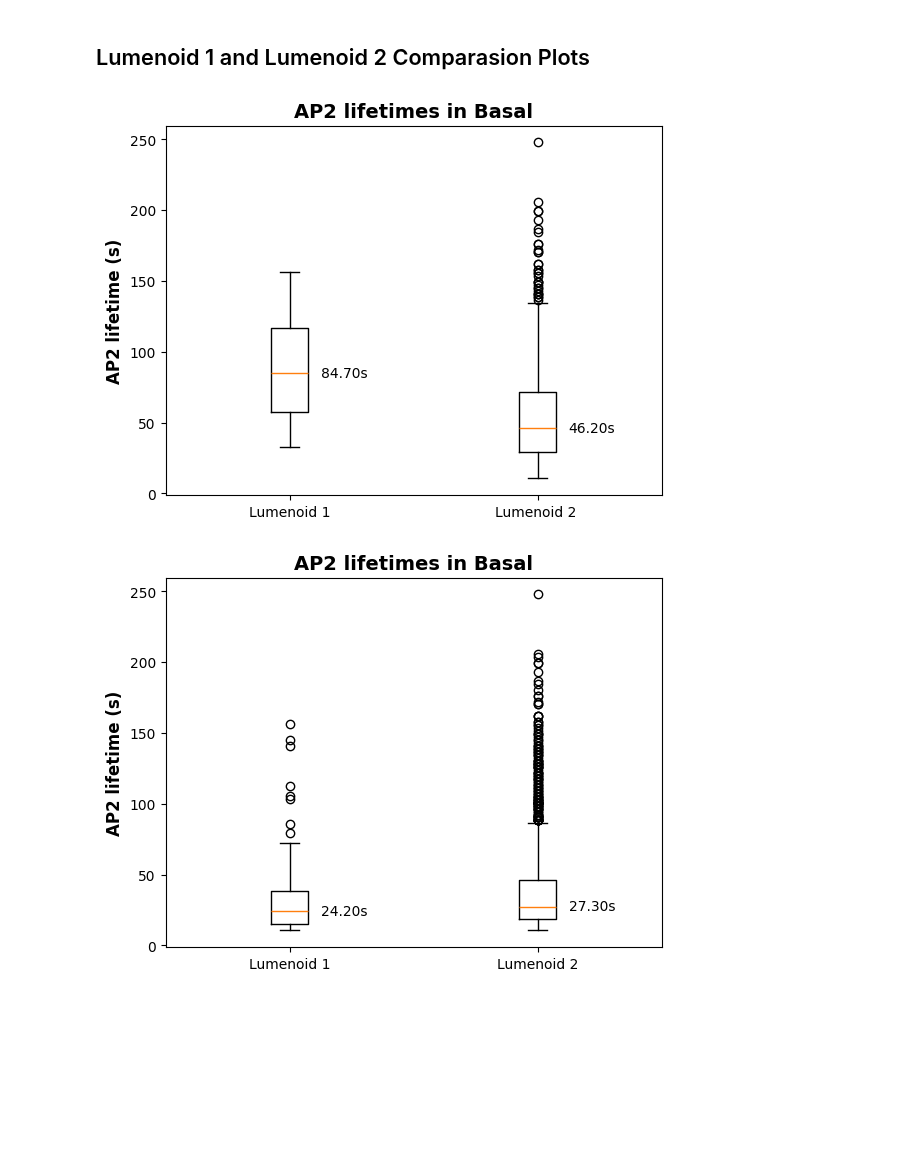
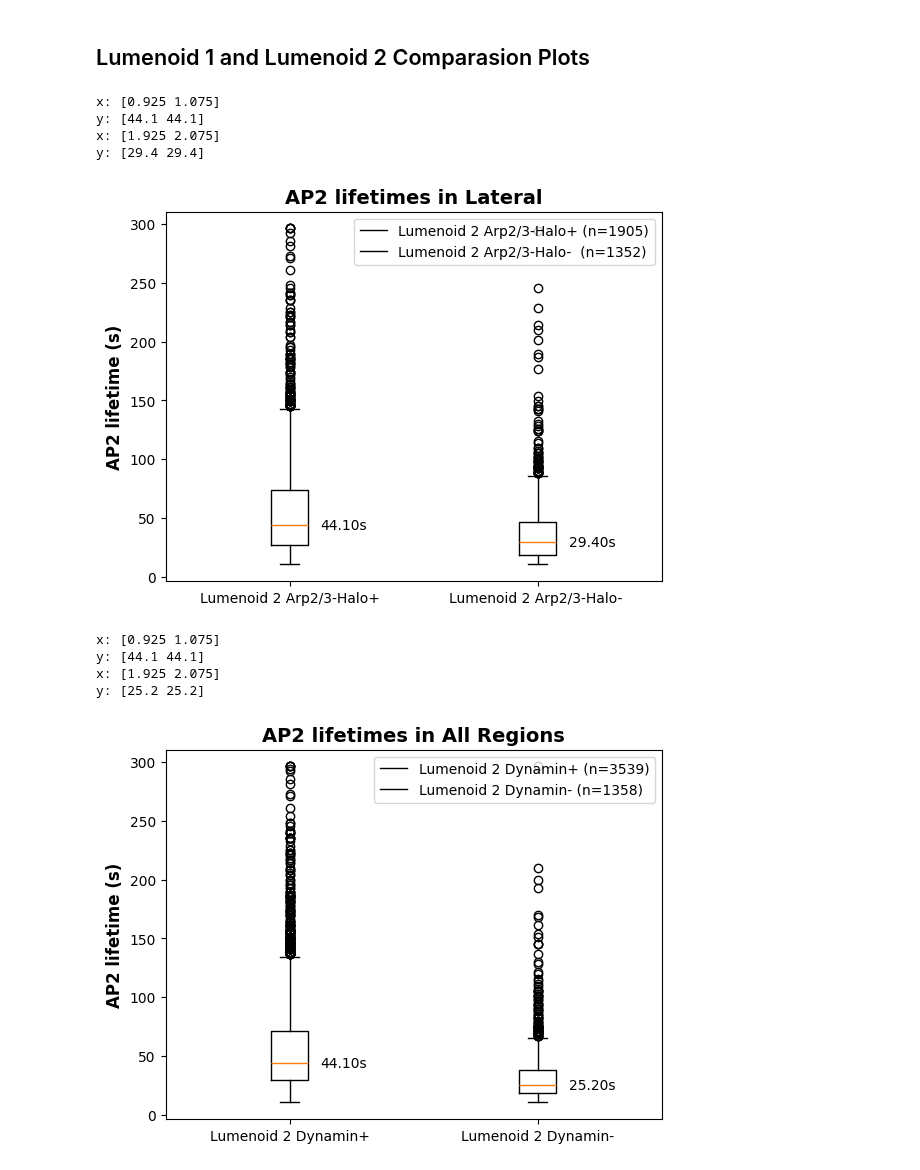
Before and after one commit to MatsulabUW/LLSM-CME-ANALYSIS, a Jupyter notebook: Final/Jupyter_Notebooks/matlab_interface/segmented_endocytosis_plots.ipynb, the cells around one changed output. Cells and saved outputs as stored; diff of their text form; code cells hidden in the pictures; blank space fills up the shorter version.

```diff
--- a/Final/Jupyter_Notebooks/matlab_interface/segmented_endocytosis_plots.ipynb
+++ b/Final/Jupyter_Notebooks/matlab_interface/segmented_endocytosis_plots.ipynb
@@ -82,7 +82,7 @@ custom_length_ranges = [[5, 10], [11,15], [16, 20], [21, 25], [26, 30], [31, 40]
 # %%
 def trackFilter(region_to_plot, plot_all_channels, tracks, channels_to_plot = [True, True]):
     """
-    Filter out tracks based on the specifcations of the user.
+    Filter out tracks based on the specifcations of the
 
     Parameters:
     1. region_to_plot (str): Region to filter tracks by. If 'All', no filtering is applied. Otherwise should be 'Apical', 'Lateral', or 'Basal'.
@@ -99,7 +99,7 @@ def trackFilter(region_to_plot, plot_all_channels, tracks, channels_to_plot = [T
         #filtered_tracks_all_control = filtered_tracks_control.copy()
         filtered_tracks_all_treatment = tracks.copy()
 
-    if region_to_plot != 'All':
+    else:
         # filtered_tracks_all_control = filtered_tracks_control.copy()
         filtered_tracks_all_treatment = tracks.copy()
         # filtered_tracks_all_control = filtered_tracks_all_control[filtered_tracks_all_control['membrane_region'] == region_to_plot]
@@ -111,7 +111,7 @@ def trackFilter(region_to_plot, plot_all_channels, tracks, channels_to_plot = [T
         tracks_channel_subset_treatment = filtered_tracks_all_treatment.copy()
         return tracks_channel_subset_treatment
     else:
-        tracks_channel_subset_treatment = filtered_tracks_all_treatment[(tracks['channel1_positive'] == channels_to_plot[0]) & (filtered_tracks_all_treatment['channel2_positive'] == channels_to_plot[1])]
+        tracks_channel_subset_treatment = filtered_tracks_all_treatment[(filtered_tracks_all_treatment['channel1_positive'] == channels_to_plot[0]) & (filtered_tracks_all_treatment['channel2_positive'] == channels_to_plot[1])]
         return tracks_channel_subset_treatment
 # %%
 # Plot histogram of all track lengths (lifetimes)
@@ -205,6 +213,6 @@ def createBoxWhiskerPlot(tracks, seperate_regions, framerate_msec):
         plt.show()
 # %%
-def compareLumenoidsBoxPlot(lumenoid1, lumenoid2, region_to_plot, lumenoid1_name, lumenoid2_name, lumenoid1_frame_ms, lumenoid2_frame_ms,legend_plot=[]):
+def compareLumenoidsBoxPlot(lumenoid1, lumenoid2, region_to_plot, lumenoid1_name, lumenoid2_name, lumenoid1_frame_ms, lumenoid2_frame_ms):
     """
     Used to compare the lifetimes of two lumenoids in a box-and-whisker plot
 
@@ -216,7 +224,7 @@ def compareLumenoidsBoxPlot(lumenoid1, lumenoid2, region_to_plot, lumenoid1_name
     5. lumenoid2_name (str): Name of the second lumenoid for labeling.
     6. lumenoid1_frame_ms (int): Frame rate in milliseconds for the first lumenoid.
     7. lumenoid2_frame_ms (int): Frame rate in milliseconds for the second lumenoid.
-    8. legend_plot (list): Optional list of booleans indicating which channels was plotted plot. Default is [] for both channels.
+
     Outputs:
     1. A box-and-whisker plot comparing the lifetimes of the two lumenoids in the specified region.
 
@@ -246,12 +254,14 @@ def compareLumenoidsBoxPlot(lumenoid1, lumenoid2, region_to_plot, lumenoid1_name
     ax.set_ylabel('AP2 lifetime (s)', fontsize=12, weight='bold')
     ax.set_title(title, fontsize=14, weight='bold')
     for i, line in enumerate(box['medians']):
-        x, y = line.get_xdata()[1], line.get_ydata()[1]
+        x, y = line.get_xdata()[1], line.get_ydata()[0]
+        print("x:", line.get_xdata())
+        print("y:",line.get_ydata())
         ax.text(x + 0.05, y, f'{y:.2f}s', va='center', ha='left', fontsize=10, color='black')
-    if legend_plot:
-        channel1_name = 'Arp2/3-Halo+' if legend_plot[0] else 'Arp2/3-Halo-'
-        channel2_name = 'Dynamin2-tagGFP2+' if legend_plot[1] else 'Dynamin2-tagGFP2-'
-        plt.legend([channel1_name, channel2_name])
+
+    name1 = f"{lumenoid1_name} (n={len(lumenoid1_region_tracks) if region_to_plot != 'All' else len(lumenoid1)})"
+    name2 = f"{lumenoid2_name} (n={len(lumenoid2_region_tracks) if region_to_plot != 'All' else len(lumenoid2)})"
+    plt.legend([name1, name2])
     plt.show()
 # %% [markdown]
 ## CDF Plot
@@ -381,17 +450,25 @@ plt.show()
 # %%
 channels_to_plot = [True,True]
 arp_negative = [False, True]
-first_lumenoid = trackFilter('All', False, compare_lumenoid_df, channels_to_plot)
-second_lumenoid = trackFilter('All', False, filtered_tracks_treatment,channels_to_plot)
-compareLumenoidsBoxPlot(first_lumenoid, second_lumenoid, 'Basal', 'Lumenoid 1', 'Lumenoid 2 ', lumenoid1_frame_ms, lumenoid2_frame_ms)
+first_lumenoid = trackFilter('All', False, filtered_tracks_treatment, channels_to_plot)
+second_lumenoid = trackFilter('All', False, filtered_tracks_treatment,arp_negative)
+compareLumenoidsBoxPlot(first_lumenoid, second_lumenoid, 'Lateral', 'Lumenoid 2 Arp2/3-Halo+', 'Lumenoid 2 Arp2/3-Halo- ', lumenoid2_frame_ms, lumenoid2_frame_ms)
 # %% [output]
+x: [0.925 1.075]
+y: [44.1 44.1]
+x: [1.925 2.075]
+y: [29.4 29.4]
-[figure, old version]
+[figure, new version]
 # %%
 channels_to_plot = [True,True]
 arp_negative = [False, True]
 dynamin_negative = [True, False]
-first_lumenoid = trackFilter('All', True, compare_lumenoid_df)
-second_lumenoid = trackFilter('All', True, filtered_tracks_treatment)
-compareLumenoidsBoxPlot(first_lumenoid, second_lumenoid, 'Basal', 'Lumenoid 1', 'Lumenoid 2', lumenoid1_frame_ms, lumenoid2_frame_ms)
+first_lumenoid = trackFilter('All', False, filtered_tracks_treatment,channels_to_plot)
+second_lumenoid = trackFilter('All', False, filtered_tracks_treatment,dynamin_negative)
+compareLumenoidsBoxPlot(first_lumenoid, second_lumenoid, 'All', 'Lumenoid 2 Dynamin+', 'Lumenoid 2 Dynamin-', lumenoid2_frame_ms, lumenoid2_frame_ms)
 # %% [output]
+x: [0.925 1.075]
+y: [44.1 44.1]
+x: [1.925 2.075]
+y: [25.2 25.2]
-[figure, old version]
+[figure, new version]
```
Also changed, not shown: parts of 10 cells of this notebook.
